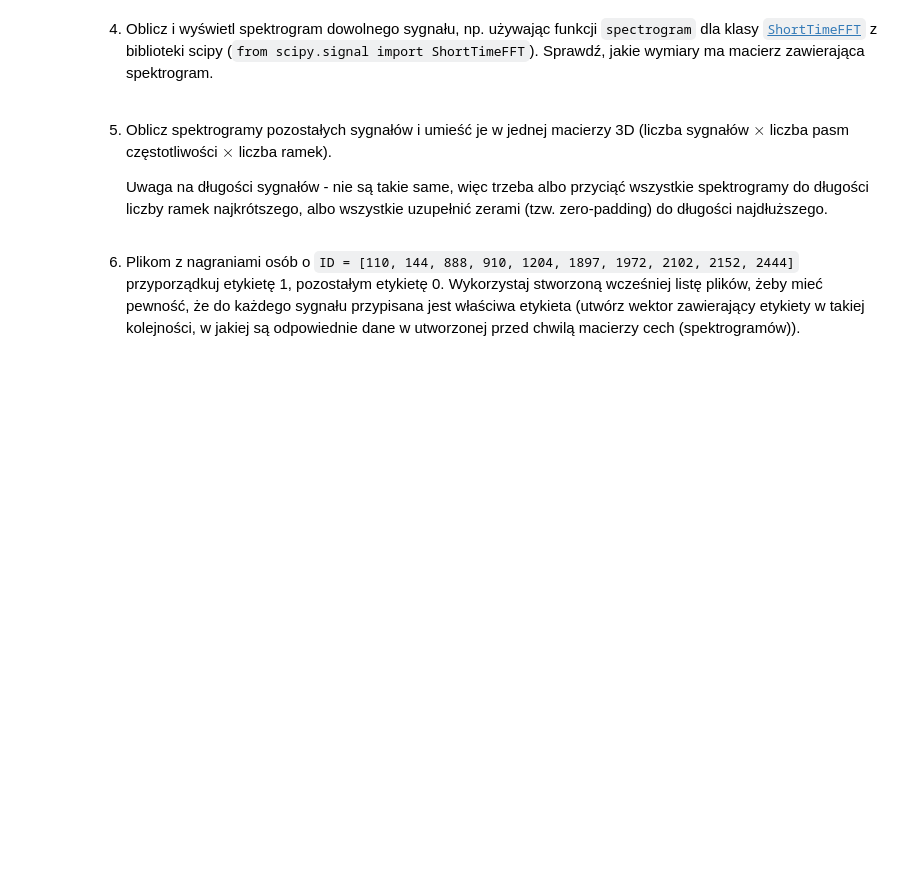
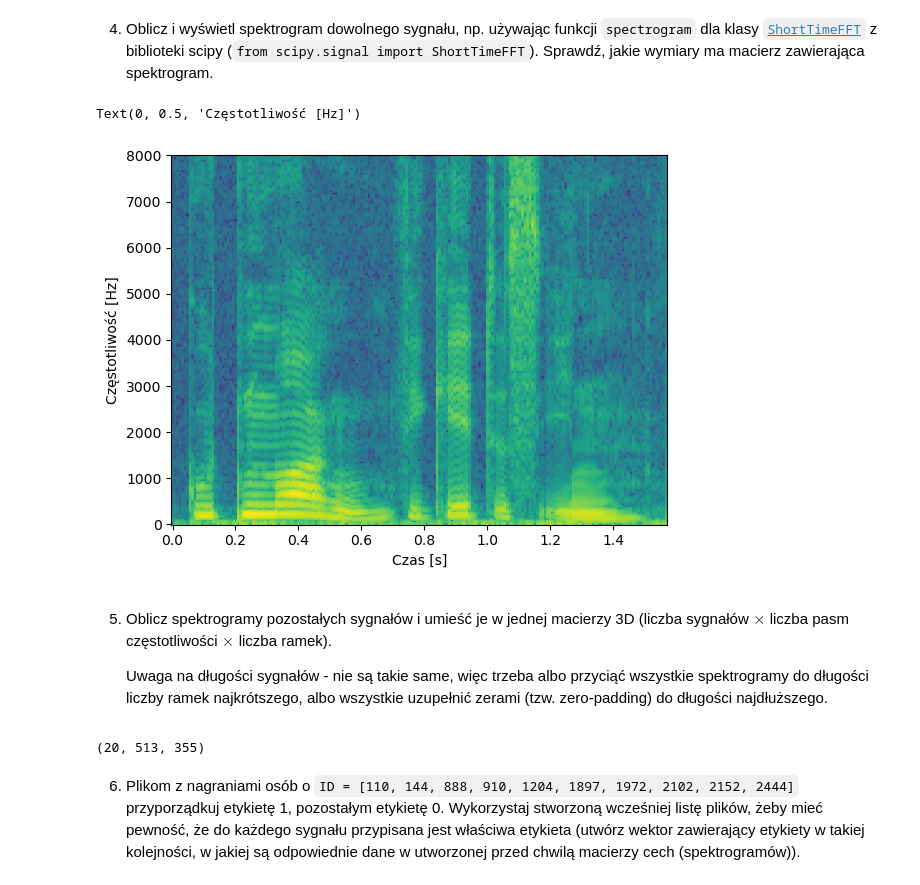
Before and after one commit to matgaj/pum2025, a Jupyter notebook: Lab2/Lab2_zad1_ekstrakcja_cech_metryki.ipynb, the cells around one changed output. Saved outputs shown, nothing was run; the diff lists cells and outputs as text; code cells hidden in the pictures; blank space fills up the shorter version.

```diff
--- a/Lab2/Lab2_zad1_ekstrakcja_cech_metryki.ipynb
+++ b/Lab2/Lab2_zad1_ekstrakcja_cech_metryki.ipynb
@@ -40,10 +62,46 @@ def read_wavs():
 W kolejnym notebooku wystarczy wtedy wpisać: `from my_utils import read_wavs` i możemy korzystać z napisanej funkcji (warunek: `my_utils.py` jest w naszym katalogu roboczym). Tworzenie takich plików z operacjami, które często powtarzamy, usprawnia pracę i pomaga uniknąć błędów przy kopiowaniu fragmentów kodu.
 # %% [markdown]
 4. Oblicz i wyświetl spektrogram dowolnego sygnału, np. używając funkcji `spectrogram` dla klasy [`ShortTimeFFT`](https://docs.scipy.org/doc//scipy-1.16.2/reference/generated/scipy.signal.ShortTimeFFT.html) z biblioteki scipy (`from scipy.signal import ShortTimeFFT`). Sprawdź, jakie wymiary ma macierz zawierająca spektrogram.
+# %%
+STFT = ShortTimeFFT.from_window('hann', fs=fs, nperseg=256, noverlap=128, mfft=1024)
+S = STFT.spectrogram(data)
+t = STFT.t(len(data))
+f = STFT.f
+# %%
+plt.pcolormesh(t, f, 10*np.log10(S))
+plt.xlabel('Czas [s]')
+plt.ylabel('Częstotliwość [Hz]')
+# %% [output]
+Text(0, 0.5, 'Częstotliwość [Hz]')
+[figure, added]
 # %% [markdown]
 5. Oblicz spektrogramy pozostałych sygnałów i umieść je w jednej macierzy 3D (liczba sygnałów $\times$ liczba pasm częstotliwości $\times$ liczba ramek).
 
     Uwaga na długości sygnałów - nie są takie same, więc trzeba albo przyciąć wszystkie spektrogramy do długości liczby ramek najkrótszego, albo wszystkie uzupełnić zerami (tzw. zero-padding) do długości najdłuższego.
+# %%
+spectrograms = []
+for file in files_phrase:
+    fs, data = read_wav(os.path.join('dane_testowe', file))
+    STFT = ShortTimeFFT.from_window('hann', fs=fs, nperseg=256, noverlap=128, mfft=1024)
+    S = STFT.spectrogram(data)
+    spectrograms.append(S)
+
+# expand all spectrograms to the same shape by padding with zeros
+max_len = max(S.shape[1] for S in spectrograms)
+spectrograms_padded = []
+for S in spectrograms:
+    pad_width = max_len - S.shape[1]
+    if pad_width > 0:
+        # pad zeros on the right (time axis)
+        S_padded = np.pad(S, ((0, 0), (0, pad_width)), mode='constant')
+    else:
+        S_padded = S
+    spectrograms_padded.append(S_padded)
+
+spectrograms_3d = np.stack(spectrograms_padded, axis=0)
+print(spectrograms_3d.shape)
+# %% [output]
+(20, 513, 355)
 # %% [markdown]
 6. Plikom z nagraniami osób o  `ID = [110, 144, 888, 910, 1204, 1897, 1972, 2102, 2152, 2444]` przyporządkuj etykietę 1, pozostałym etykietę 0. Wykorzystaj stworzoną wcześniej listę plików, żeby mieć pewność, że do każdego sygnału przypisana jest właściwa etykieta (utwórz wektor zawierający etykiety w takiej kolejności, w jakiej są odpowiednie dane w utworzonej przed chwilą macierzy cech (spektrogramów)).
 # %% [markdown]
```
Also changed, not shown: parts of 6 cells of this notebook.
